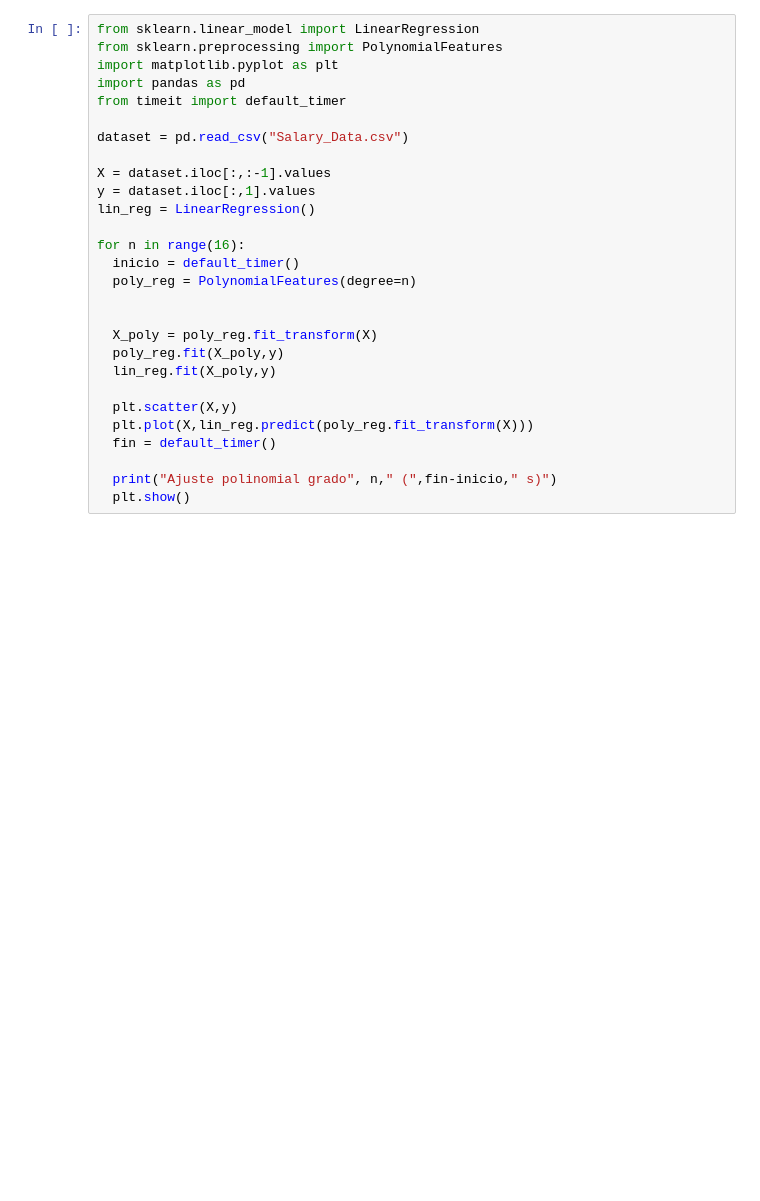
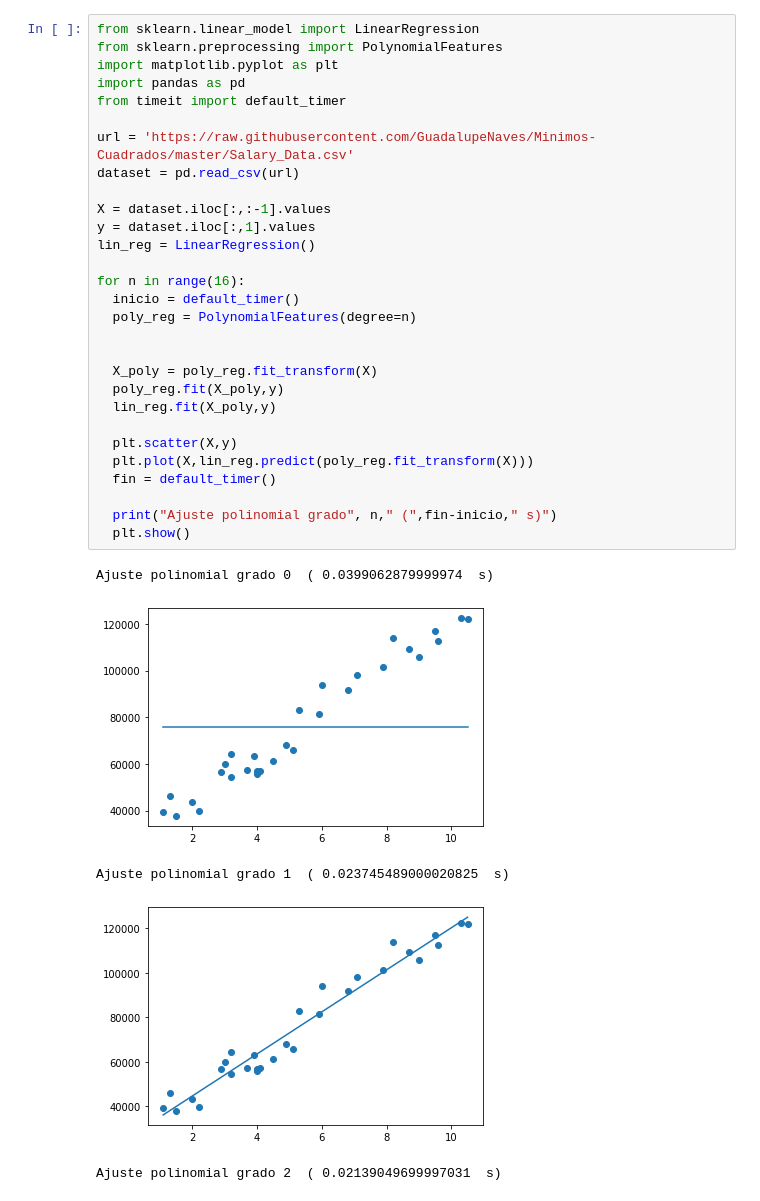
Before and after one commit to GuadalupeNaves/Minimos-Cuadrados, a Jupyter notebook: ajuste_polinomial.ipynb, the cells around one changed output. Cells and saved outputs as stored; diff of their text form; blank space fills up the shorter version.

```diff
--- a/ajuste_polinomial.ipynb
+++ b/ajuste_polinomial.ipynb
@@ -3,28 +3,35 @@
 # %%
 from sklearn.linear_model import LinearRegression
 from sklearn.preprocessing import PolynomialFeatures
 import matplotlib.pyplot as plt
 import pandas as pd
 from timeit import default_timer
 
-dataset = pd.read_csv("Salary_Data.csv")
+url = 'https://raw.githubusercontent.com/GuadalupeNaves/Minimos-Cuadrados/master/Salary_Data.csv'
+dataset = pd.read_csv(url)
 
 X = dataset.iloc[:,:-1].values
 y = dataset.iloc[:,1].values
 lin_reg = LinearRegression()
 
 for n in range(16):
   inicio = default_timer()
   poly_reg = PolynomialFeatures(degree=n)
 
 
   X_poly = poly_reg.fit_transform(X)
   poly_reg.fit(X_poly,y)
   lin_reg.fit(X_poly,y)
 
   plt.scatter(X,y)
   plt.plot(X,lin_reg.predict(poly_reg.fit_transform(X)))
   fin = default_timer()
 
   print("Ajuste polinomial grado", n," (",fin-inicio," s)")
   plt.show()
+# %% [output]
+Ajuste polinomial grado 0  ( 0.0399062879999974  s)
+[figure, added]
+Ajuste polinomial grado 1  ( 0.023745489000020825  s)
+[figure, added]
+Ajuste polinomial grado 2  ( 0.02139049699997031  s)
```
Also changed, not shown: parts of 1 cell of this notebook.
